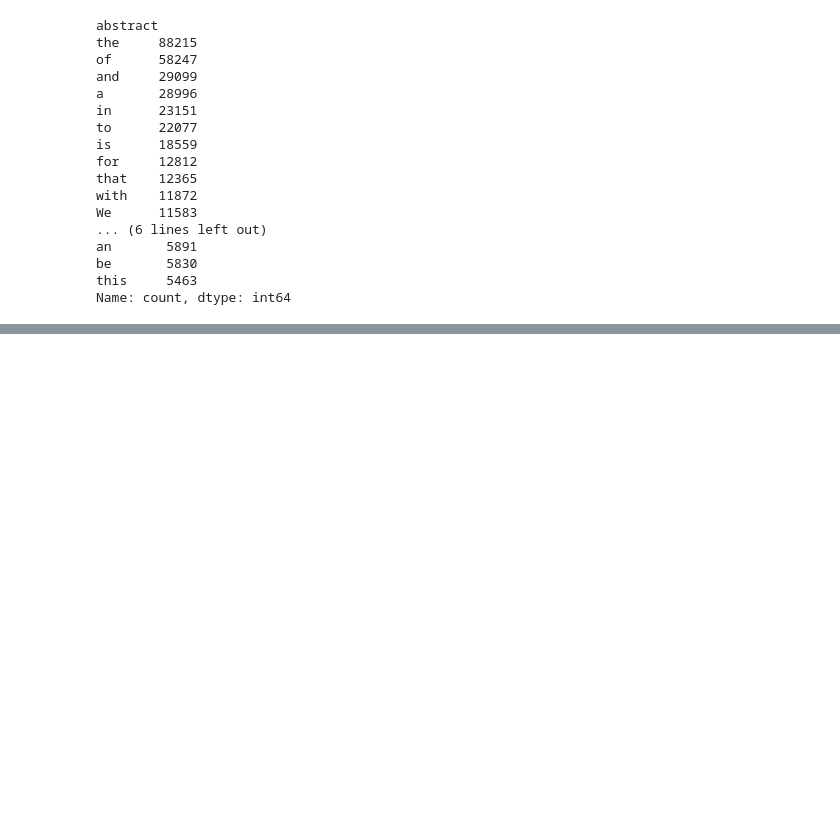
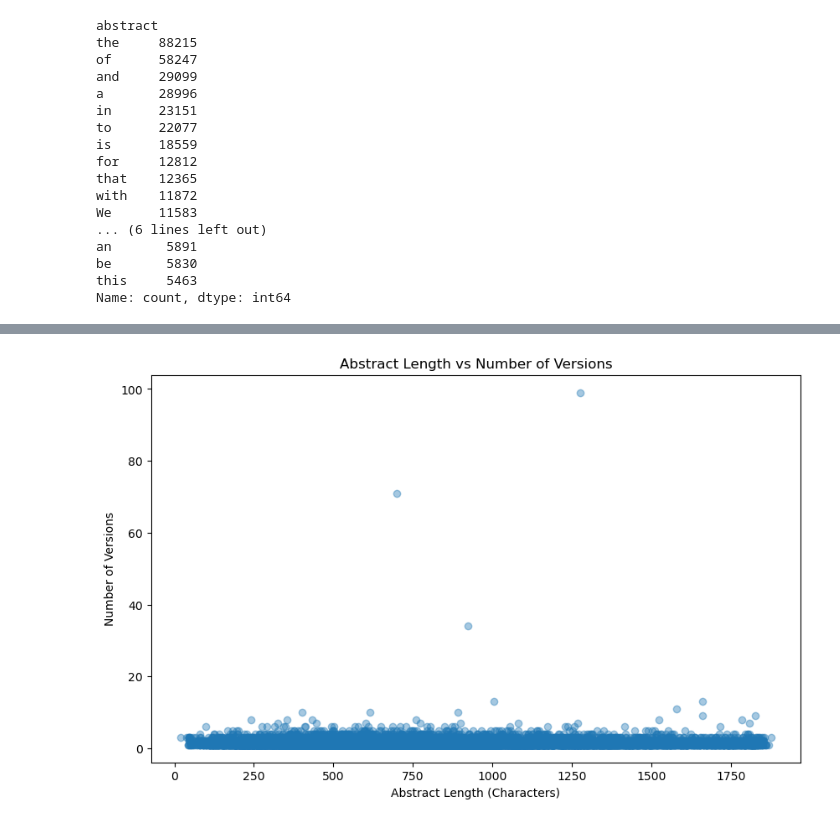
Before and after one commit to MeharaWeeratunga/arxiv-analyzer, a Jupyter notebook: notebooks/arxiv_analysis.ipynb, the cells around one changed output, grey strips where cells are left out. Saved outputs shown, nothing was run; the diff lists cells and outputs as text; code cells hidden in the pictures; blank space fills up the shorter version.

```diff
--- a/notebooks/arxiv_analysis.ipynb
+++ b/notebooks/arxiv_analysis.ipynb
@@ -595,0 +698,16 @@ Name: count, dtype: int64
+# %%
+plt.figure(figsize=(10, 6))
+
+plt.scatter(
+    df["abstract_length"],
+    df["num_versions"],
+    alpha=0.4
+)
+
+plt.title("Abstract Length vs Number of Versions")
+plt.xlabel("Abstract Length (Characters)")
+plt.ylabel("Number of Versions")
+
+plt.show()
+# %% [output]
+[figure, added]
```
Also changed, not shown: parts of 20 cells of this notebook, 1 other file.
